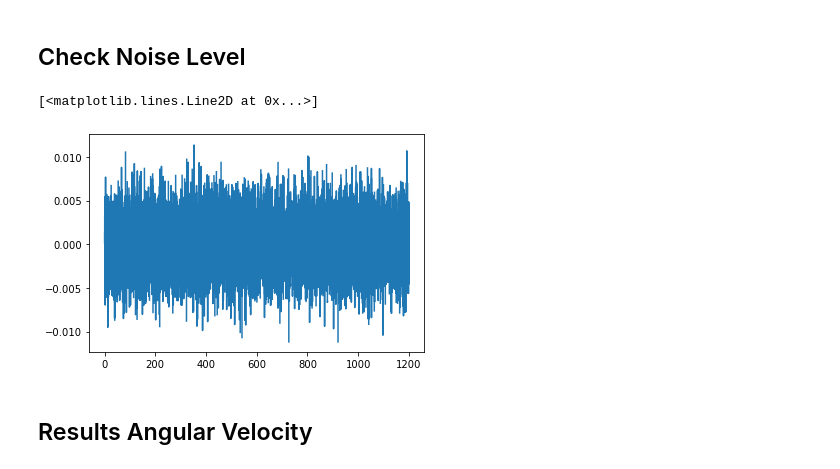
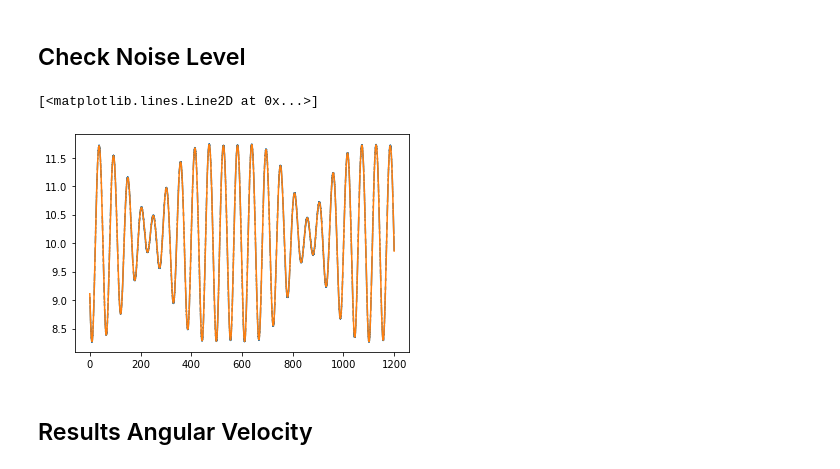
Before and after one commit to annasulzer/273-final-project, a Jupyter notebook: simulate_playground_EKF.ipynb, the cells around one changed output. Cells and saved outputs as stored; diff of their text form; code cells hidden in the pictures.

```diff
--- a/simulate_playground_EKF.ipynb
+++ b/simulate_playground_EKF.ipynb
@@ -127,18 +127,18 @@ posehist = posehist.T
 # %%
 
 measur = np.zeros((len(time_array), 11))
 sat = np.zeros((len(time_array), 3))
 for i in range(0, len(time_array)):
     measur[i] = mtest[i][0]
     sat[i]  =  o1[i].flatten()
 
 plt.figure()
-#plt.plot(time_array, measur[:, 0])
-#plt.plot(time_array, np.linalg.norm(posehist[:, 3:6] - sat, axis = 1))
-plt.plot(time_array, np.linalg.norm(posehist[:, 3:6] - sat, axis = 1)-measur[:, 0])
+plt.plot(time_array, measur[:, 0])
+plt.plot(time_array, np.linalg.norm(posehist[:, 3:6] - sat, axis = 1))
+#plt.plot(time_array, np.linalg.norm(posehist[:, 3:6] - sat, axis = 1)-measur[:, 0])
 # %% [output]
 [<matplotlib.lines.Line2D at 0x...>]
-[figure, old version]
+[figure, new version]
 # %% [markdown]
 ## Results Angular Velocity
 # %%
```
Also changed, not shown: parts of 5 cells of this notebook, 1 other file.
